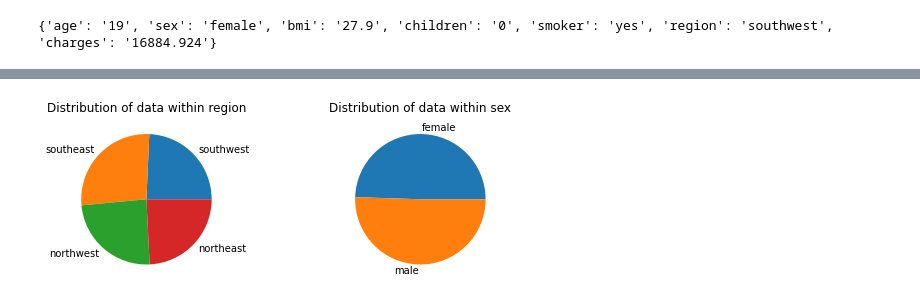
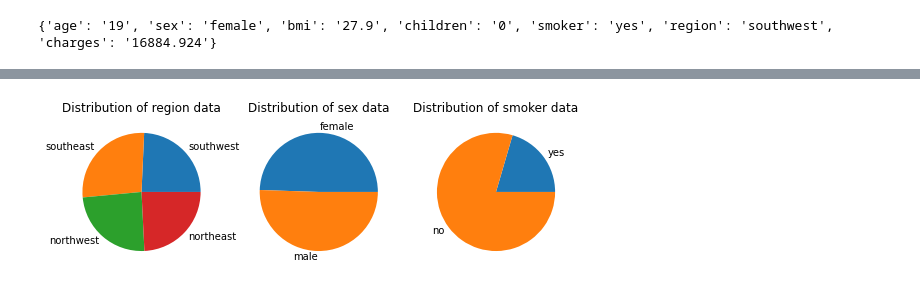
Before and after one commit to TrymNOHG/medical-cost-ml, a Jupyter notebook: us-medical-insurance-costs.ipynb, the cells around one changed output, grey strips where cells are left out. Drawn from its saved outputs; the diff is of its cells as text; code cells hidden in the pictures.

```diff
--- a/us-medical-insurance-costs.ipynb
+++ b/us-medical-insurance-costs.ipynb
@@ -81,6 +234,7 @@ In order to tackle this issue, I will first get an intuitive understanding of th
 # %%
 def attribute_piechart(attributes):
-
+    """ This function allows for efficient creation of pie charts for one or more attributes of the dataset.
+    """
     attributes = [attributes] if type(attributes) == str else attributes
     categories_of_attributes = []
     categories_data = []
@@ -95,11 +249,11 @@ def attribute_piechart(attributes):
     for i in range(len(attributes)):
         ax = axs[i] if len(attributes) > 1 else axs
         ax.pie(categories_data[i], labels = categories_of_attributes[i])
-        ax.set_title("Distribution of data within " + str(attributes[i]))
+        ax.set_title("Distribution of " + str(attributes[i]) + " data")
     # Show plot
     plt.show()
 # %%
-attributes = ["region", "sex"]
+attributes = ["region", "sex", "smoker"]
 attribute_piechart(attributes)
 # %% [output]
-[figure, old version]
+[figure, new version]
```
Also changed, not shown: parts of 31 cells of this notebook.
